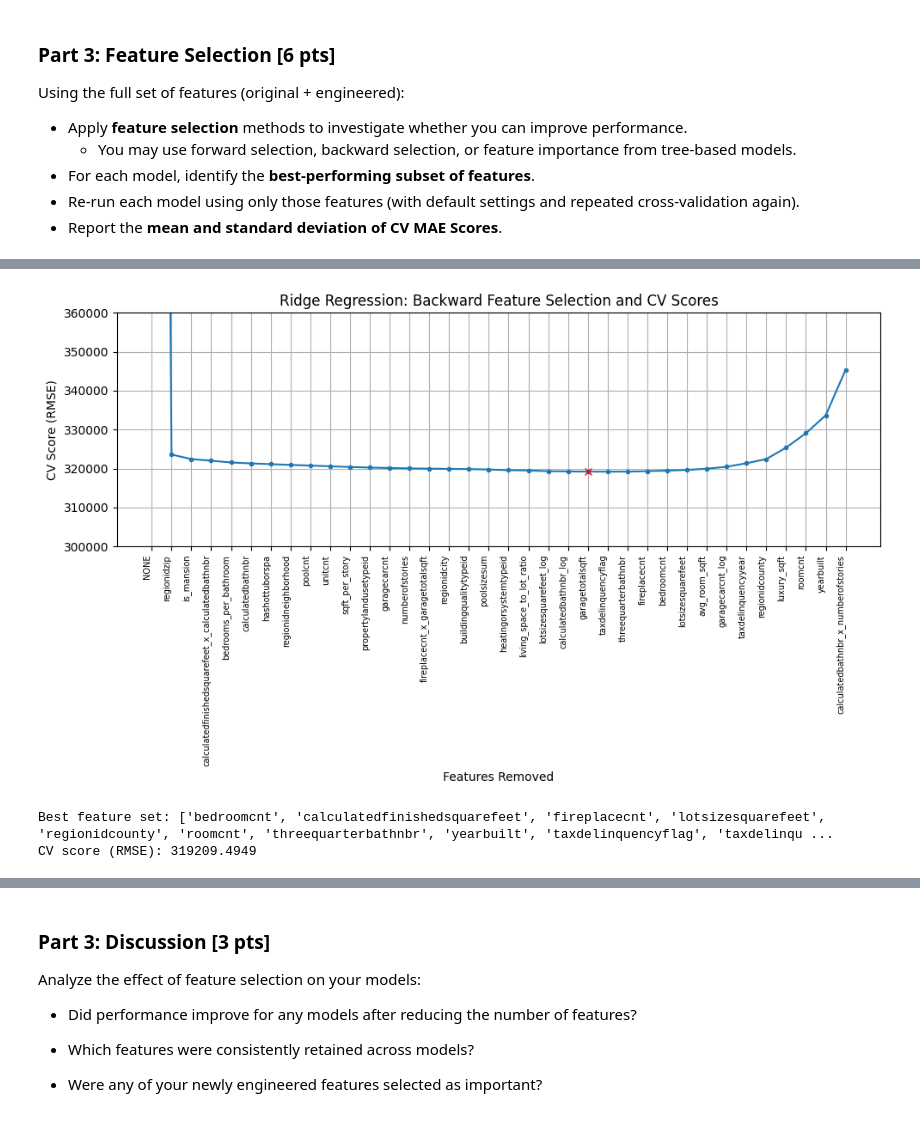
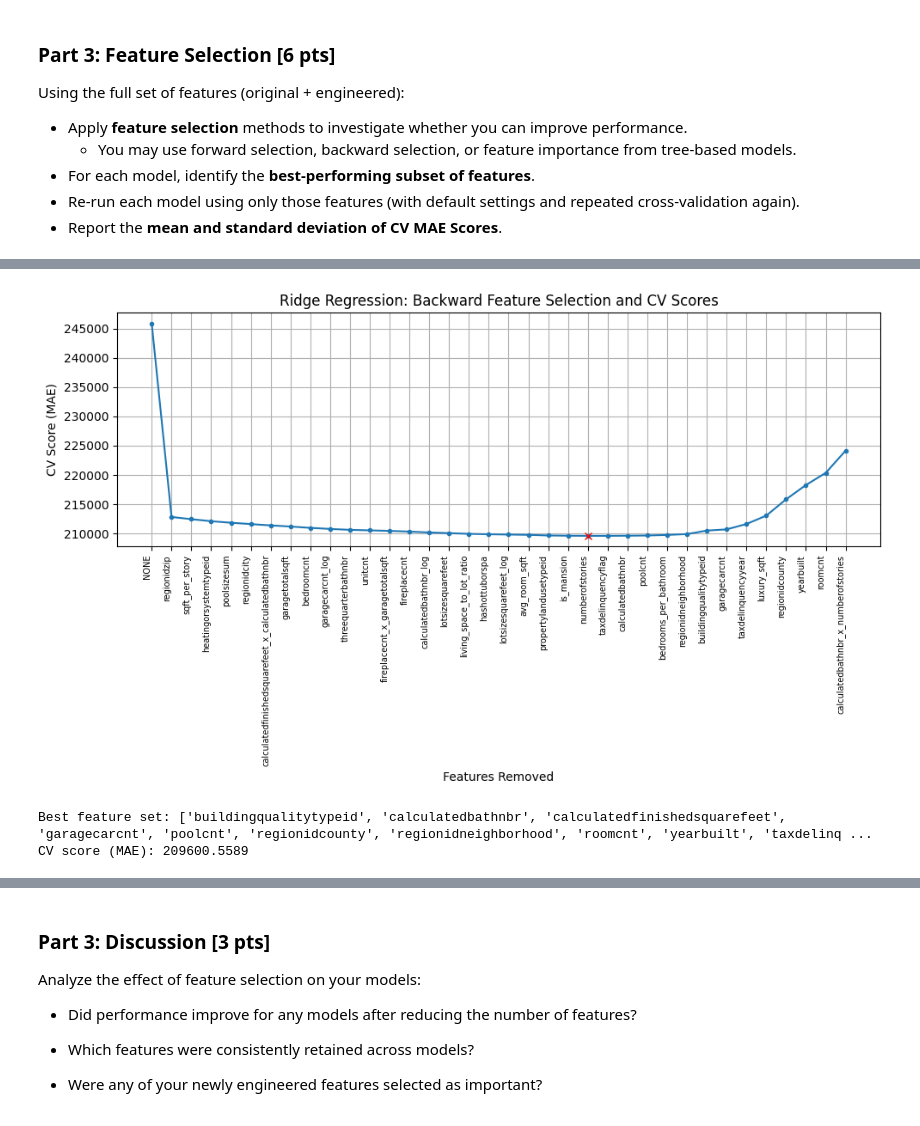
Before and after one commit to luke-wamboldt/Mod-3-Milestones-Group-78, a Jupyter notebook: Milestone_02.ipynb, the cells around one changed output, grey strips where cells are left out. Saved outputs shown, nothing was run; the diff lists cells and outputs as text; code cells hidden in the pictures.

```diff
--- a/Milestone_02.ipynb
+++ b/Milestone_02.ipynb
@@ -549,7 +549,7 @@ Using the full set of features (original + engineered):
 - Report the **mean and standard deviation of CV MAE Scores**.
 # %%
 def forward_feature_selection(X, y, model,
-                              scoring = 'neg_root_mean_squared_error',
+                              scoring = 'neg_mean_absolute_error',
                               cv = 5,
                               tol = None,             # None = no delta cutoff
                                                       # use 0.0 for "no further improvements"
@@ -596,7 +596,7 @@ def forward_feature_selection(X, y, model,
         previous_score = current_score
 
         if verbose:
-            print(f"\nFeatures: {selected_features[-3:]}, CV Score (RMSE): {current_score:.4f}")
+            print(f"\nFeatures: {selected_features[-3:]}, CV Score (MAE): {current_score:.4f}")
 
         # Update the best subset if the current score is better than the best so far
         if current_score < best_score:
@@ -616,7 +616,7 @@ def forward_feature_selection(X, y, model,
 
 
 def backward_feature_selection(X, y, model,
-                               scoring = 'neg_root_mean_squared_error',
+                               scoring = 'neg_mean_absolute_error',
                                cv = 5,
                                tol = None,             # None = no delta cutoff
                                                        # use 0.0 for "no further improvements"
@@ -647,7 +647,7 @@ def backward_feature_selection(X, y, model,
 
     if verbose:
         print("Start with full set of features:")
-        print(f'{features_remaining}  CV score (RMSE): {np.around(initial_score, 4)}\n')
+        print(f'{features_remaining}  CV score (MAE): {np.around(initial_score, 4)}\n')
 
     # Determine the target number of features to keep:
     # For backward elimination, if max_features is None, we remove until 1 feature remains.
@@ -695,7 +695,7 @@ def backward_feature_selection(X, y, model,
         best_scores.append(lowest_score)
 
         if verbose:
-            print(f'\nRemoving {feature_to_remove}:  CV score (RMSE) {np.around(lowest_score, 4)}\n')
+            print(f'\nRemoving {feature_to_remove}:  CV score (MAE) {np.around(lowest_score, 4)}\n')
         round_num += 1
 
     return (
@@ -759,35 +759,35 @@ Best CV Score: 319880.6633
 # %%
 # Backward Feature Selection - Ridge
 
 model = Ridge(random_state=random_state)
 
 selected_features, best_scores, best_feature_set, best_backward_score = (backward_feature_selection(X_eng_train, y_eng_train, model, verbose = False))
 
 # Plot the results
 
 plt.figure(figsize = (10, 6))
 plt.title('Ridge Regression: Backward Feature Selection and CV Scores')
 plt.plot(range(1, len(best_scores) + 1), best_scores, marker = '.')
 index = np.argmin(best_scores)
 plt.plot([index + 1], best_scores[index], marker = 'x', color = 'red')
 plt.xticks(range(1, len(selected_features) + 1), selected_features, rotation = 90, ha = 'right', fontsize=7)
 plt.xlabel('Features Removed')
-plt.ylabel('CV Score (RMSE)')
+plt.ylabel('CV Score (MAE)')
 
-plt.ylim(300000, 360000)
+# plt.ylim(300000, 360000)
 
 plt.grid()
 plt.tight_layout()
 plt.show()
 
 # Print the best subset and cv score
 
 print("Best feature set:", best_feature_set)
-print("CV score (RMSE):", np.around(best_backward_score, 4))
+print("CV score (MAE):", np.around(best_backward_score, 4))
 # %% [output]
-[figure, old version]
+[figure, new version]
-Best feature set: ['bedroomcnt', 'calculatedfinishedsquarefeet', 'fireplacecnt', 'lotsizesquarefeet', 'regionidcounty', 'roomcnt', 'threequarterbathnbr', 'yearbuilt', 'taxdelinquencyflag', 'taxdelinqu ...
-CV score (RMSE): 319209.4949
+Best feature set: ['buildingqualitytypeid', 'calculatedbathnbr', 'calculatedfinishedsquarefeet', 'garagecarcnt', 'poolcnt', 'regionidcounty', 'regionidneighborhood', 'roomcnt', 'yearbuilt', 'taxdelinq ...
+CV score (MAE): 209600.5589
 # %%
 # Forward Feature Selection - Random Forest
 
```
Also changed, not shown: parts of 5 cells of this notebook.
